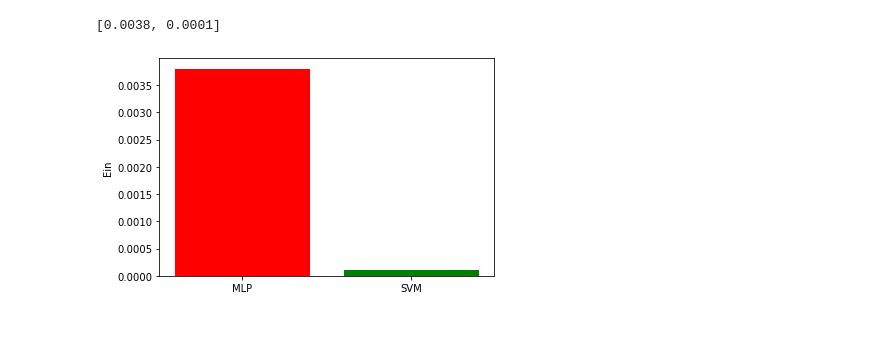
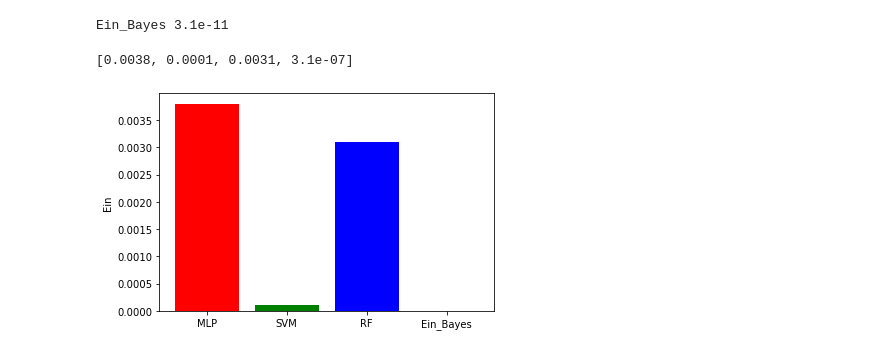
Before and after one commit to iloveleejunghyun/CMPE257-Team-Project, a Jupyter notebook: 3_MLPPrediction.ipynb, the cells around one changed output. Cells and saved outputs as stored; diff of their text form; code cells hidden in the pictures.

```diff
--- a/3_MLPPrediction.ipynb
+++ b/3_MLPPrediction.ipynb
@@ -65,0 +68,16 @@ Wall time: 151 ms
+# %%
+%%time
+#Random Forest
+
+from sklearn.ensemble import RandomForestClassifier
+from sklearn.datasets import make_classification
+# X, y = make_classification(n_samples=1000, n_features=4,
+#                            n_informative=2, n_redundant=0,
+#                            random_state=0, shuffle=False)
+clf = RandomForestClassifier(max_depth=2, random_state=0)
+clf.fit(X, y)
+
+pred_y = clf.predict(X)
+Ein_RF = err_count(np.array(y)[:,0], pred_y)
+Ein_RF = Ein_RF / y.shape[0]
+print("Ein_RF", Ein_RF / y.shape[0])
@@ -66,16 +87,35 @@ Wall time: 151 ms
+# %%
+from sklearn.datasets import load_iris
+from sklearn.model_selection import train_test_split
+from sklearn.naive_bayes import GaussianNB
+
+# X, y = load_iris(return_X_y=True)
+# X_train, X_test, y_train, y_test = train_test_split(X, y, test_size=0.5, random_state=0)
+clf = GaussianNB()
+pred_y = clf.fit(X, y)
+
+pred_y = clf.predict(X)
+Ein_Bayes = err_count(np.array(y)[:,0], pred_y)
+Ein_Bayes = Ein_RF / y.shape[0]
+print("Ein_Bayes", Ein_Bayes / y.shape[0])
+
+# print("Number of mislabeled points out of a total %d points : %d"
+#       % (X_test.shape[0], (y_test != y_pred).sum()))
+# %% [output]
+Ein_Bayes 3.1e-11
 # %%
 #Comparison of Ein
 
 import matplotlib.pyplot as plt
 
-name_list = ['MLP','SVM']
-num_list = [Ein_MLP, Ein_SVM]
+name_list = ['MLP','SVM',"RF", "Ein_Bayes"]
+num_list = [Ein_MLP, Ein_SVM,Ein_RF, Ein_Bayes]
 print(num_list)
 plt.bar(range(len(num_list)), num_list,color='rgb',tick_label=name_list)
 plt.ylabel("Ein")
 plt.show()
 # %% [output]
-[0.0038, 0.0001]
+[0.0038, 0.0001, 0.0031, 3.1e-07]
-[figure, old version]
+[figure, new version]
 # %%
 # test set
```
Also changed, not shown: parts of 5 cells of this notebook, 4 other files.
